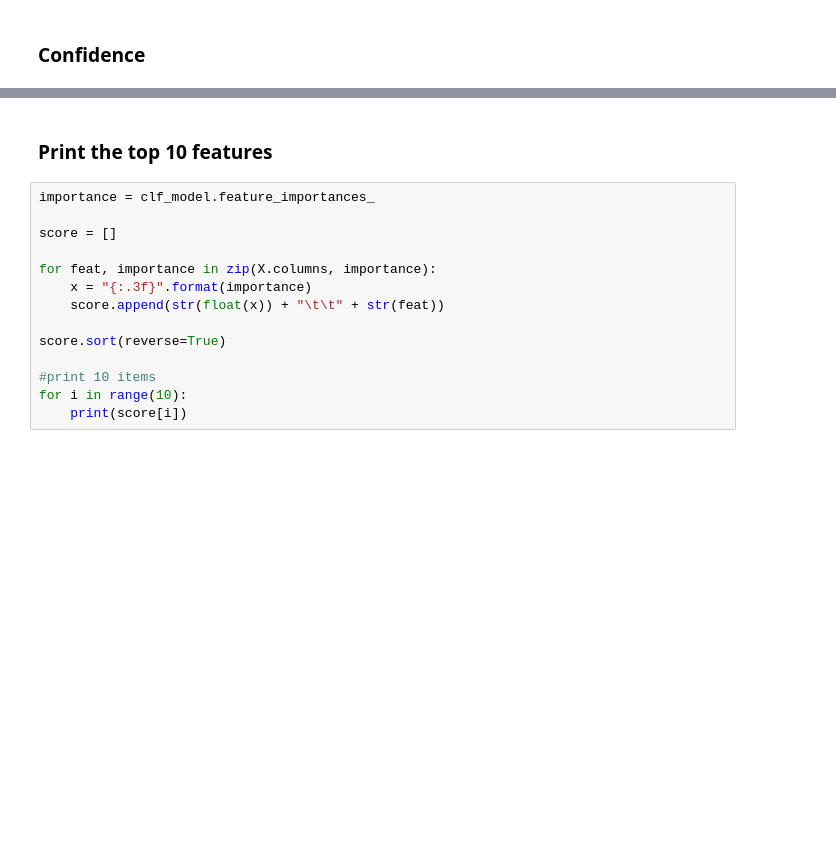
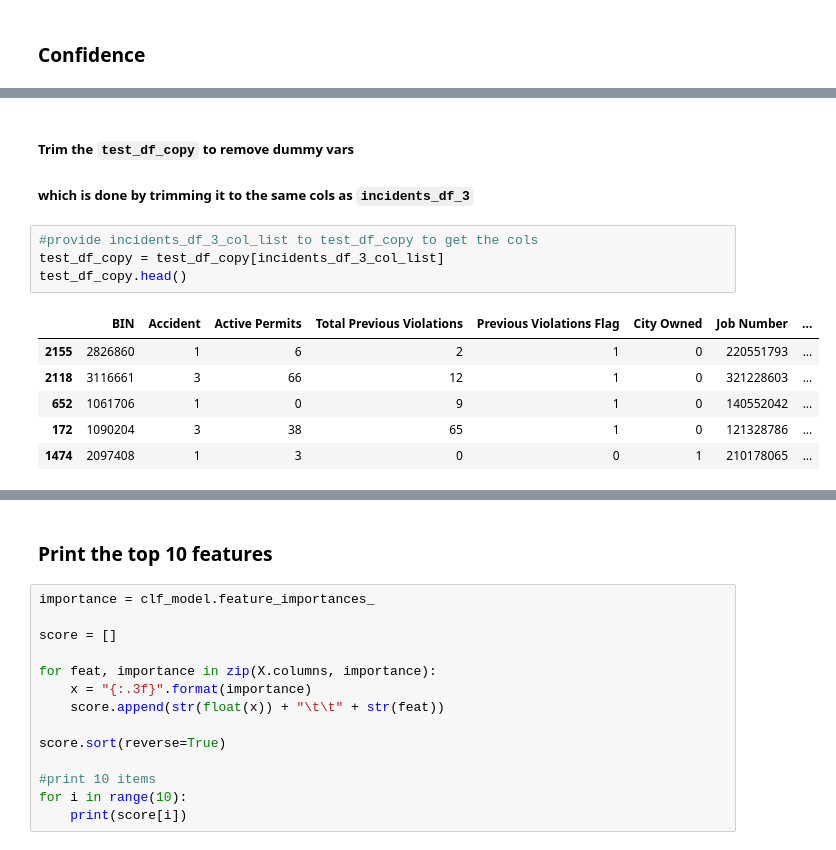
Before and after one commit to ahsan-fayyaz/DOB-Construction-Injury-Predictions, a Jupyter notebook: Accident Prediction.ipynb, the cells around one changed output, grey strips where cells are left out. Drawn from its saved outputs; the diff is of its cells as text; blank space fills up the shorter version.

```diff
--- a/Accident Prediction.ipynb
+++ b/Accident Prediction.ipynb
@@ -1604,0 +1585,14 @@ confidence_prediction_df.head()
+# %% [markdown]
+##### Trim the `test_df_copy` to remove dummy vars
+##### which is done by trimming it to the same cols as `incidents_df_3`
+# %%
+#provide incidents_df_3_col_list to test_df_copy to get the cols
+test_df_copy = test_df_copy[incidents_df_3_col_list]
+test_df_copy.head()
+# %% [output]
+|  | BIN | Accident | Active Permits | Total Previous Violations | Previous Violations Flag | City Owned | Job Number | ... |
+| 2155 | 2826860 | 1 | 6 | 2 | 1 | 0 | 220551793 | ... |
+| 2118 | 3116661 | 3 | 66 | 12 | 1 | 0 | 321228603 | ... |
+| 652 | 1061706 | 1 | 0 | 9 | 1 | 0 | 140552042 | ... |
+| 172 | 1090204 | 3 | 38 | 65 | 1 | 0 | 121328786 | ... |
+| 1474 | 2097408 | 1 | 3 | 0 | 0 | 1 | 210178065 | ... |
```
Also changed, not shown: parts of 58 cells of this notebook.
